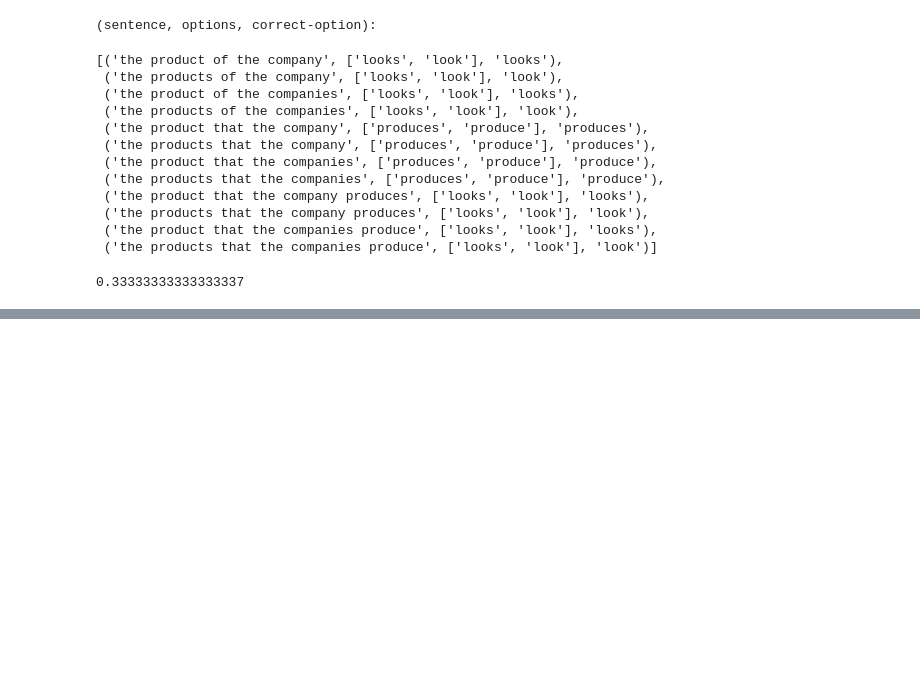
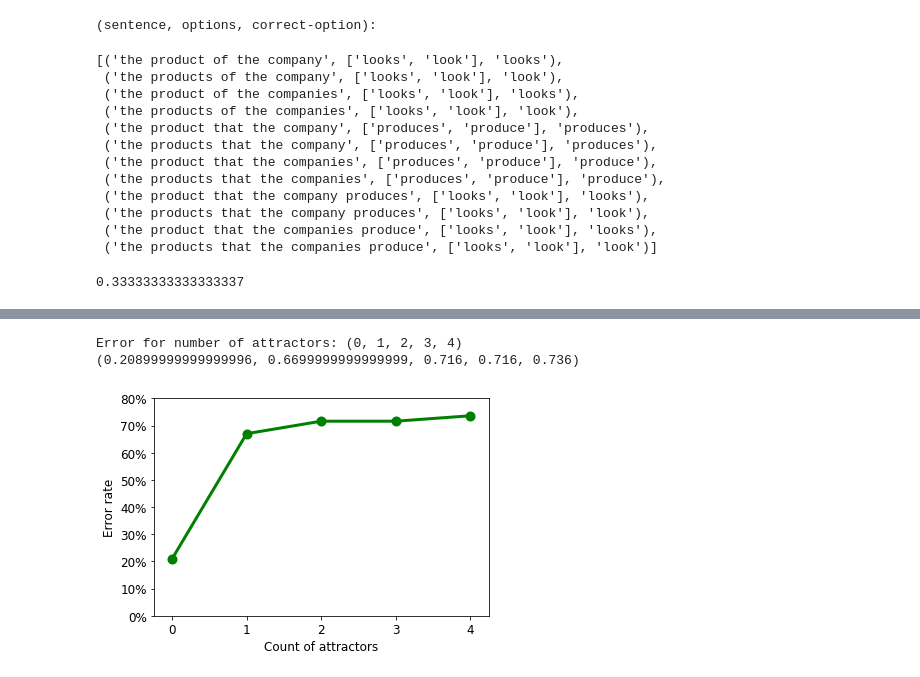
Before and after one commit to davidmrau/nlp1, a Jupyter notebook: experiments/running_the_model.ipynb, the cells around one changed output, grey strips where cells are left out. Saved outputs shown, nothing was run; the diff lists cells and outputs as text; code cells hidden in the pictures; blank space fills up the shorter version.

Commit message:
Update figures and numbers

```diff
--- a/experiments/running_the_model.ipynb
+++ b/experiments/running_the_model.ipynb
@@ -147,7 +147,7 @@ VBZ = ['is', 'has', 'does', 'says', 'thinks', 'wants', 'expects', 'includes', 'a
       'takes', 'uses', 'plans', 'looks', 'tends', 'hopes', 'argues', 'gives', 'pays', 'appears', 'suggests', 'fears',
       'finds', 'comes', 'offers', 'contends', 'agrees', 'provides']
 
-attractor_helpers = ['in the', 'by the', 'close to the', 'of the', 'at the', 'ant not the', 'without']
+attractor_helpers = ['in the', 'by the', 'close to the', 'of the', 'at the', 'and not the', 'without']
 
 words = {
     "NN1" : "product",
@@ -316,21 +330,21 @@ def gen_num_attractors(num_sentences, num_words, num_attractors, NN, NNS, VBP, V
     sentences = []
     store_indices = []
     for i in range(num_sentences):
-        x,y = np.random.randint(2, size=2)
+        x = np.random.randint(2, size=1)
         while True:
             indices = np.random.randint(num_words, size=2+num_attractors+1)
             if tuple(indices) not in store_indices:
                 store_indices.append(tuple(indices))
                 break
-#  all combinations of homogenous interventions: 2c_mixed.pdf
-#
+#  homogeneous interventions (only consists of agreement attractors)
+
         if(x == 0):
             sent = f"the {NN[indices[0]]}"
         else:
             sent = f"the {NNS[indices[0]]}"
         for j in range(1,num_attractors+1):
             index = np.random.randint(len(helper), size=1)[0]
-            if(y == 0):
+            if(x == 0):
                 sent += f" {helper[index]} {NNS[indices[j]]}"
             else:
                 sent += f" {helper[index]} {NN[indices[j]]}"
@@ -356,24 +370,29 @@ err_four_attr = calculate_error_rate(four_attr)
 # %%
 print("Error for number of attractors: (0, 1, 2, 3, 4) ")
 print((err_no_attr, err_one_attr, err_two_attr, err_three_attr, err_four_attr))
+# %% [output]
+Error for number of attractors: (0, 1, 2, 3, 4)
+(0.20899999999999996, 0.6699999999999999, 0.716, 0.716, 0.736)
 # %%
 # plot error for 2c for singular and plural subjects: 2c_not_mixed.pdf
 err = [err_no_attr, err_one_attr,err_two_attr,err_three_attr,err_four_attr]
 
 x = np.arange(0,5)
 fig = plt.figure()
 ax1 = fig.add_subplot(111)
 ax1.set_ylabel('Error rate')
 
 ax1.set_xlabel('Count of attractors')
 ax1.plot(x, err, color='g', linewidth=3)
 ax1.scatter(x,err,color='g',linewidth=4)
 ax1.yaxis.set_major_formatter(mtick.PercentFormatter(1.0))
 ax1.xaxis.set_major_locator(mtick.MaxNLocator(integer=True))
-ax1.set_ylim([0,0.55])
+ax1.set_ylim([0,0.8])
 ax1.legend(loc=2)
 plt.show()
 fig.savefig('2c.pdf')
+# %% [output]
+[figure, added]
 # %%
 # print sentences that incorporate 0-4 homogenous interventions
 print(no_attr[0:4])
```
Also changed, not shown: parts of 7 cells of this notebook, 5 other files.
